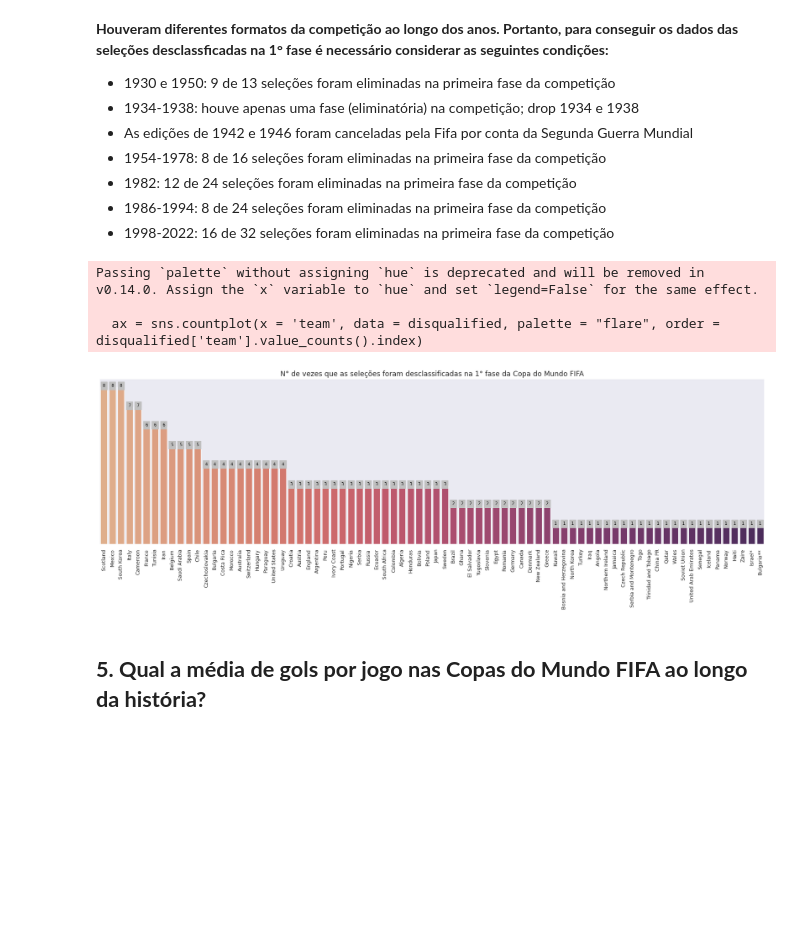
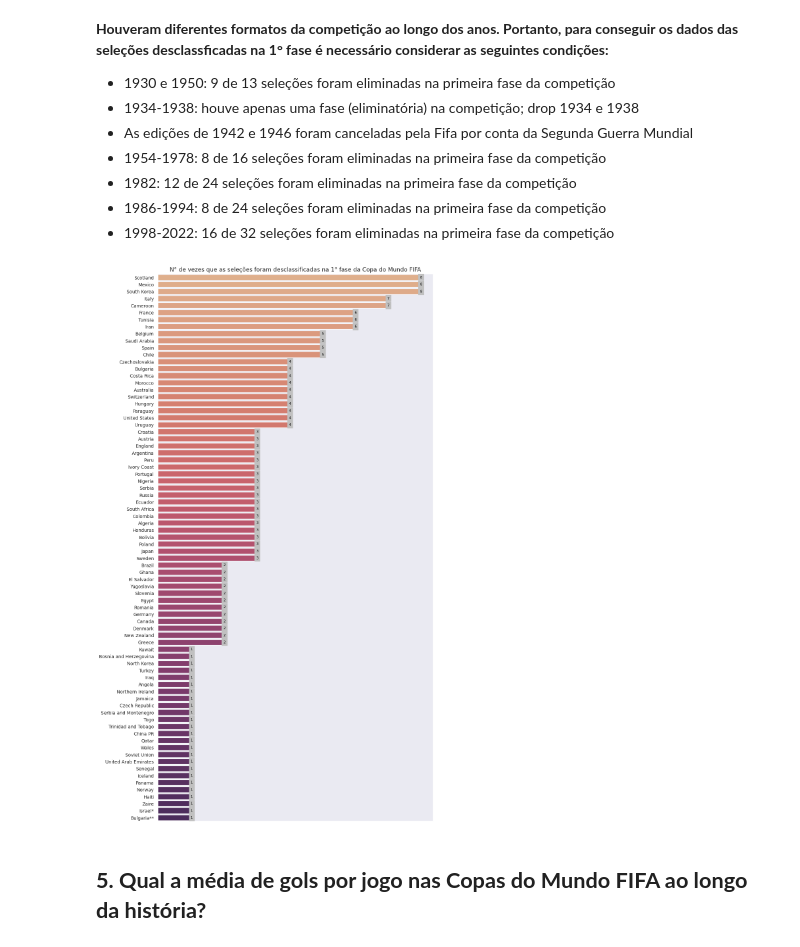
Before and after one commit to LRLeite/Data-Analytics, a Jupyter notebook: Análise Copas do Mundo FIFA/Fifa_World_Cups.ipynb, the cells around one changed output. Cells and saved outputs as stored; diff of their text form; code cells hidden in the pictures; blank space fills up the shorter version.

```diff
--- a/Análise Copas do Mundo FIFA/Fifa_World_Cups.ipynb
+++ b/Análise Copas do Mundo FIFA/Fifa_World_Cups.ipynb
@@ -450,29 +436,49 @@ disqualified.drop(disqualified[(disqualified['ano_copa'] == 1982) & (disqualifie
 disqualified.drop(disqualified[(disqualified['ano_copa'].isin([1986, 1990, 1994, 1998, 2002, 2006, 2010, 2014, 2018, 2022])) & (disqualified['position'] < 17)].index, inplace = True)
 # %%
 #Gráfico que mostra o número de vezes que as seleções foram desclassificadas na primeira fase da Copa do Mundo FIFA
-plt.figure(figsize = (24, 6), dpi = 90)
+#Layout da figura
+fig = plt.figure(figsize = (12, 24), dpi = 90)
 sns.set_theme(style = "dark")
 
-ax = sns.countplot(x = 'team', data = disqualified, palette = "flare", order = disqualified['team'].value_counts().index)
+#Obter a ordem das seleções por contagem de desclassificação
+team_order = disqualified['team'].value_counts().index
+
+# ria uma paleta de cores com o mesmo número de cores que o número de seleções
+num_teams = len(team_order)
+colors = sns.color_palette("flare", n_colors = num_teams)
+
+#Cria um dicionário que mapeia cada seleção com a cor correspondente na ordem do ranking
+palette_dict = dict(zip(team_order, colors))
+
+# Ajustamos o countplot para usar o eixo y para as seleções
+ax = sns.countplot(y = 'team', data = disqualified,
+                   order = team_order,
+                   palette = palette_dict,
+                   hue = 'team',
+                   legend = False)
+
 plt.title('N° de vezes que as seleções foram desclassificadas na 1° fase da Copa do Mundo FIFA', fontsize = 14)
-y_axis = ax.axes.get_yaxis()
-y_axis.set_visible(False)
-ax.set(xlabel = None)
-plt.setp(ax.get_xticklabels(), rotation = 90, fontsize = 10)
 
+#Ocultar eixo X
+x_axis = ax.axes.get_xaxis()
+x_axis.set_visible(False)
+
+#Remover label do eixo y
+ax.set(ylabel = None)
+
+#Loop para adicionar os rótulos de dados
 for p in ax.patches:
-  _x = p.get_x() + p.get_width() / 2
-  _y = p.get_y() + p.get_height()
-  value = int(p.get_height())
-  ax.text(_x, _y, value, ha = "center",
-  fontsize = 8,
-  color = 'black',
-  backgroundcolor = 'silver')
+  _x = p.get_width()
+  _y = p.get_y() + p.get_height() / 2 #Posiciona y no centro da barra
+  value = int(p.get_width())
+  ax.text(_x, _y, value, ha = "left", va = "center",
+          fontsize = 8,
+          color = 'black',
+          backgroundcolor = 'silver')
+
+plt.show()
 # %% [output]
-Passing `palette` without assigning `hue` is deprecated and will be removed in v0.14.0. Assign the `x` variable to `hue` and set `legend=False` for the same effect.
-
-  ax = sns.countplot(x = 'team', data = disqualified, palette = "flare", order = disqualified['team'].value_counts().index)
-[figure, old version]
+[figure, new version]
 # %% [markdown]
 ## **5. Qual a média de gols por jogo nas Copas do Mundo FIFA ao longo da história?**
 # %%
```
Also changed, not shown: parts of 5 cells of this notebook.
